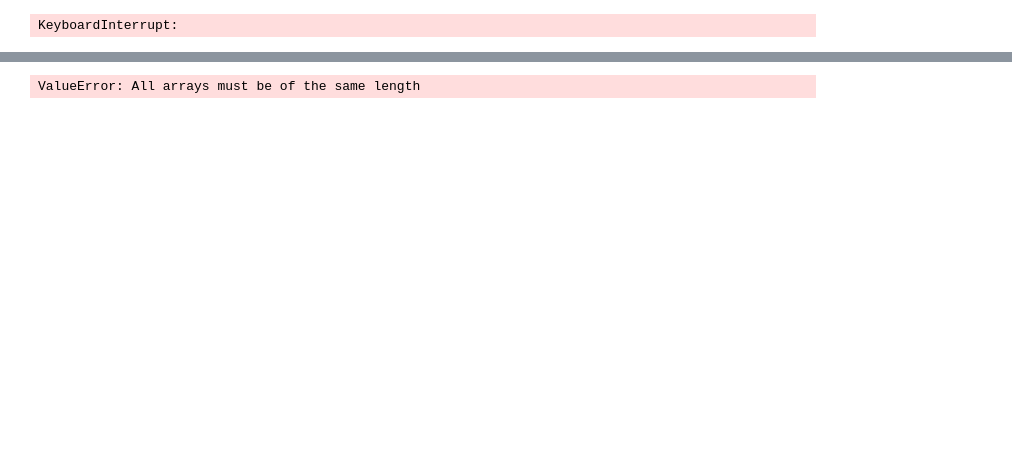
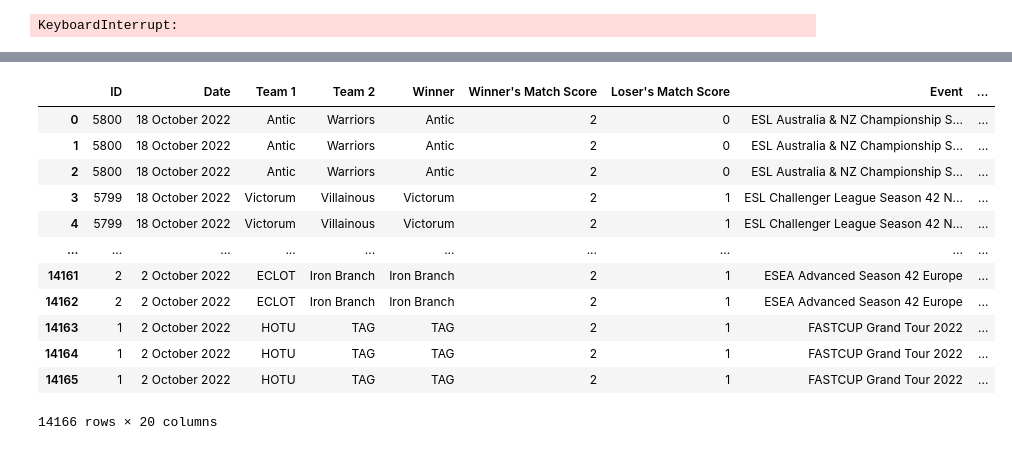
Before and after one commit to Djozeka/CS-GO-Statistics, a Jupyter notebook: Script2 - Get Data.ipynb, the cells around one changed output, grey strips where cells are left out. Cells and saved outputs as stored; diff of their text form; code cells hidden in the pictures; blank space fills up the shorter version.

Commit message:
added support for bo1/bo3/bo5, forfeits, not played maps, error on maps on source html, formated values for excel usage, created excel database - TODO: get new data, add new data to excel

```diff
--- a/Script2 - Get Data.ipynb
+++ b/Script2 - Get Data.ipynb
@@ -31,9 +31,10 @@ for file_number in range(startPos,endPos+offset,offset):
     with open(f"HTML/{file_number}.html", "r") as reader:
         html_string = reader.read()
         soup = BeautifulSoup(html_string, 'html.parser')
-        # For each day in the file
+    # For each day in the file
     for day in soup.find_all(class_="results-sublist"):
         # Get all matches links
+
         allLinks = day.find_all('a')
         for link in allLinks:
             if link.has_key('href'):
@@ -58,4 +59,4 @@ for file_number in range(startPos,endPos+offset,offset):
             else: #If winner doesn't exist append "Tie" instead
                 win_team.append("Tie")
             event.append(game.find_all(class_="event")[0].text) # Event
-            type_of_game.append(game.find_all(class_="star-cell")[0].text) # Type of Game
+            type_of_game.append(game.find_all(class_="star-cell")[0].text.replace("\n","")) # Type of Game
@@ -98,6 +101,15 @@ for i, game_link in enumerate(link_to_game):
 # %% [output]
 KeyboardInterrupt:
 # %%
+dates_final = []
+team1_final = []
+team2_final= []
+win_team_final = []
+results_loser_final = []
+results_winner_final = []
+event_final = []
+type_of_game_final = []
+link_to_game_final = []
 maps = []
 overtime = []
 team1_world_rank = []
@@ -118,3 +130,5 @@ ranks = []
 scores = []
 results_ct = []
 results_t = []
+match_id = []
+path_to_save = "HTMLGAMES\DONE"
@@ -227,0 +269,17 @@ score
+# %%
+team1_world_rank = [rank.replace("\nUnranked\n", "0") for rank in team1_world_rank]
+team2_world_rank = [rank.replace("\nUnranked\n", "0") for rank in team2_world_rank]
+team1_rounds = [team.replace("-", "0") for team in team1_rounds]
+team2_rounds = [team.replace("-", "0") for team in team2_rounds]
+team1_rounds_ct = [team.replace("-", "0") for team in team1_rounds_ct]
+team2_rounds_ct = [team.replace("-", "0") for team in team2_rounds_ct]
+team1_rounds_t = [team.replace("-", "0") for team in team1_rounds_t]
+team2_rounds_t = [team.replace("-", "0") for team in team2_rounds_t]
+for i, date in enumerate(dates_final):
+    dates_temp = dates_final[i].split(" ")
+    dates_temp
+    dates_final[i] = f"{dates_temp[3]} {dates_temp[1]} {dates_temp[2]} {dates_temp[4]}"
+dates_final = [date.replace("st for", "") for date in dates_final]
+dates_final = [date.replace("nd for", "") for date in dates_final]
+dates_final = [date.replace("rd for", "") for date in dates_final]
+dates_final = [date.replace("th for", "") for date in dates_final]
@@ -228,5 +304,17 @@ score
 # %%
-results_data_matches = pd.DataFrame(data={"Map":maps,"Overtime":overtime,"Team 1 World Rank":team1_world_rank,"Team 1 Rounds":team1_rounds,"Team 1 Rounds CT":team1_rounds_ct,"Team 1 Rounds T":team1_rounds_t,"Team 2 World Rank":team2_world_rank,"Team 2 Rounds":team2_rounds,"Team 2 Rounds CT":team2_rounds_ct,"Team 2 Rounds T":team2_rounds_t})
+results_data_matches = pd.DataFrame(data={"ID":match_id,	"Date":dates_final,	"Team 1":team1_final,"Team 2":team2_final,	"Winner":win_team_final,	"Winner's Match Score":results_winner_final,	"Loser's Match Score":results_loser_final,	"Event":event_final,	"Best of":type_of_game_final,	"Link":link_to_game_final,	"Map":maps,	"Overtime":overtime,	"Team 1 Rank":team1_world_rank,	"Team 2 Rank":team2_world_rank,	"Team 1 Map Score":team1_rounds,	"Team 2 Map Score":team2_rounds,	"Team 1 CT Rounds":team1_rounds_ct,	"Team 2 CT Rounds":team2_rounds_ct,	"Team 1 T Rounds":team1_rounds_t,	"Team 2 T Rounds":team2_rounds_t})
 results_data_matches
 # %% [output]
+|  | ID | Date | Team 1 | Team 2 | Winner | Winner's Match Score | Loser's Match Score | Event | ... |
+| 0 | 5800 | 18 October 2022 | Antic | Warriors | Antic | 2 | 0 | ESL Australia & NZ Championship S... | ... |
+| 1 | 5800 | 18 October 2022 | Antic | Warriors | Antic | 2 | 0 | ESL Australia & NZ Championship S... | ... |
+| 2 | 5800 | 18 October 2022 | Antic | Warriors | Antic | 2 | 0 | ESL Australia & NZ Championship S... | ... |
+| 3 | 5799 | 18 October 2022 | Victorum | Villainous | Victorum | 2 | 1 | ESL Challenger League Season 42 N... | ... |
+| 4 | 5799 | 18 October 2022 | Victorum | Villainous | Victorum | 2 | 1 | ESL Challenger League Season 42 N... | ... |
+| ... | ... | ... | ... | ... | ... | ... | ... | ... | ... |
+| 14161 | 2 | 2 October 2022 | ECLOT | Iron Branch | Iron Branch | 2 | 1 | ESEA Advanced Season 42 Europe | ... |
+| 14162 | 2 | 2 October 2022 | ECLOT | Iron Branch | Iron Branch | 2 | 1 | ESEA Advanced Season 42 Europe | ... |
+| 14163 | 1 | 2 October 2022 | HOTU | TAG | TAG | 2 | 1 | FASTCUP Grand Tour 2022 | ... |
+| 14164 | 1 | 2 October 2022 | HOTU | TAG | TAG | 2 | 1 | FASTCUP Grand Tour 2022 | ... |
+| 14165 | 1 | 2 October 2022 | HOTU | TAG | TAG | 2 | 1 | FASTCUP Grand Tour 2022 | ... |
-ValueError: All arrays must be of the same length
+14166 rows × 20 columns
```
Also changed, not shown: parts of 15 cells of this notebook, 1 other file.
